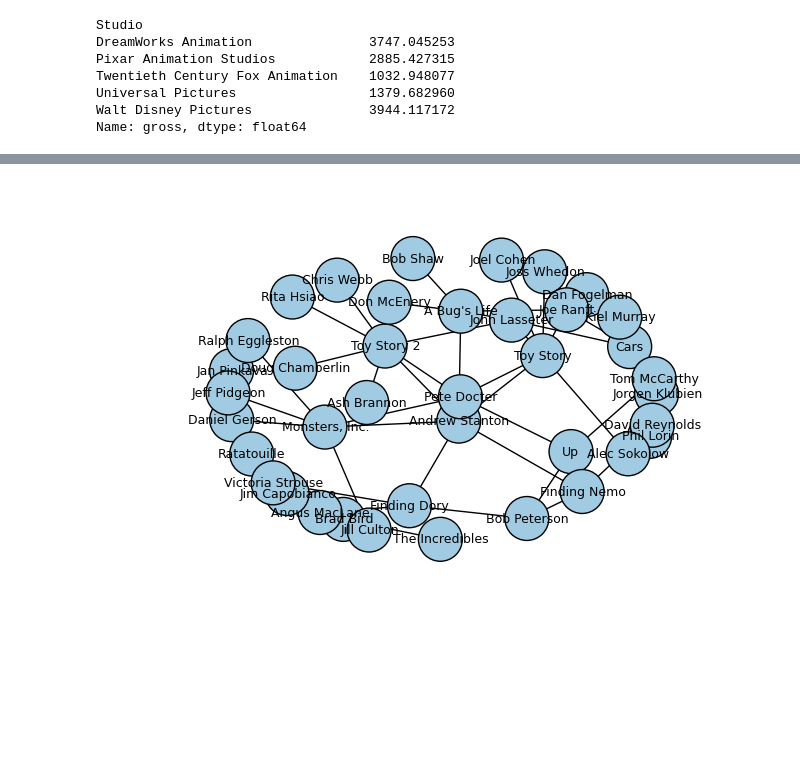
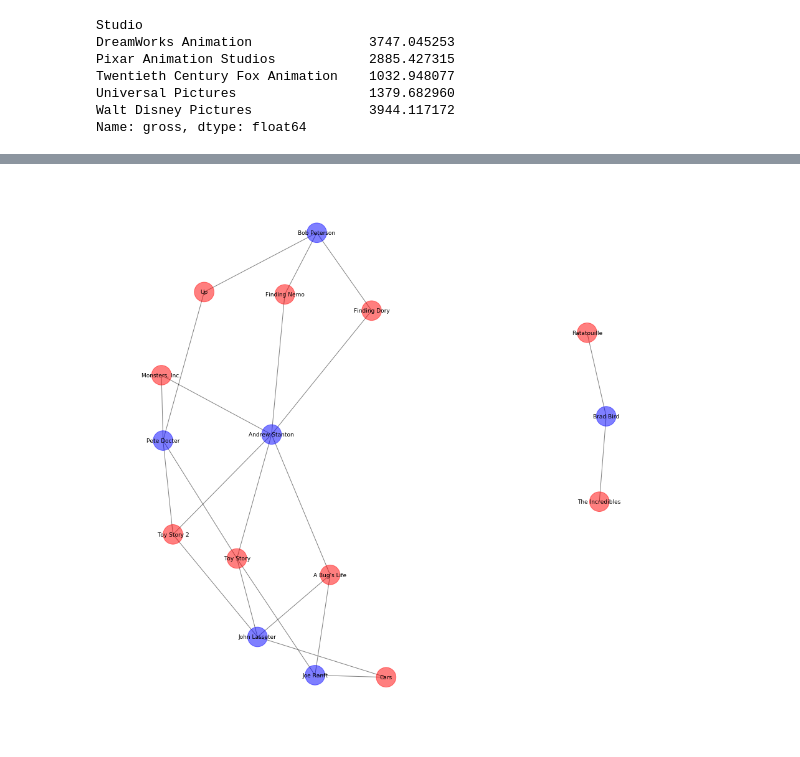
Before and after one commit to irenium/IMDB_scraping, a Jupyter notebook: Bokeh Plots.ipynb, the cells around one changed output, grey strips where cells are left out. Cells and saved outputs as stored; diff of their text form; code cells hidden in the pictures; blank space fills up the shorter version.

Commit message:
added threshold to network graphs

```diff
--- a/Bokeh Plots.ipynb
+++ b/Bokeh Plots.ipynb
@@ -142,15 +148,41 @@ for idx, title in enumerate(dreamworks_titles):
     dreamworks_dict[title.strip()] = [writer.strip() for writer in dreamworks_writers[idx]]
 # %%
 import networkx as nx
-# %%
-G=nx.Graph()
-for title, writers_list in pixar_dict.iteritems():
-    G.add_node(title)
-    for writer in writers_list:
-        G.add_edge(writer, title)
-pos=nx.spring_layout(G)
+# %%
+def trim_degrees(g, degree=1):
+    g2 = g.copy()
+    d = nx.degree(g2)
+    for node, data in g2.nodes(data=True):
+        if d[node] <= degree and data['node_type'] == 'Writer':
+            g2.remove_node(node)
+    return g2
+
+def get_colors(g):
+    color_list =[]
+    for node, data in g.nodes(data=True):
+        if data['node_type'] == 'Movie':
+            color_list.append('r')
+        else:
+            color_list.append('b')
+    return color_list
+
+def make_network_graph(movie_dict, degree_to_trim=1):
+    G=nx.Graph()
+    for title, writers_list in movie_dict.iteritems():
+        G.add_node(title, node_type='Movie')
+        for writer in writers_list:
+            G.add_node(writer, node_type='Writer')
+            G.add_edge(writer, title)
+    G=trim_degrees(G, degree_to_trim)
+    return G
+# %%
+G=make_network_graph(pixar_dict)
+pos=nx.spring_layout(G, k=0.20, scale=1.0)
 # %%
-nx.draw(G,pos,node_color='#A0CBE2', node_size=1000, width=1,edge_cmap=plt.cm.Blues, font_size=9, with_labels=True)
+# larger figure size
+plt.figure(3,figsize=(12,12))
+nx.draw(G, pos, node_color=get_colors(G), node_size=1000, width=1,edge_cmap=plt.cm.Blues, font_size=9, alpha = 0.5,
+        with_labels=True)
 # %% [output]
-[figure, old version]
+[figure, new version]
 # %%
```
Also changed, not shown: parts of 5 cells of this notebook.
